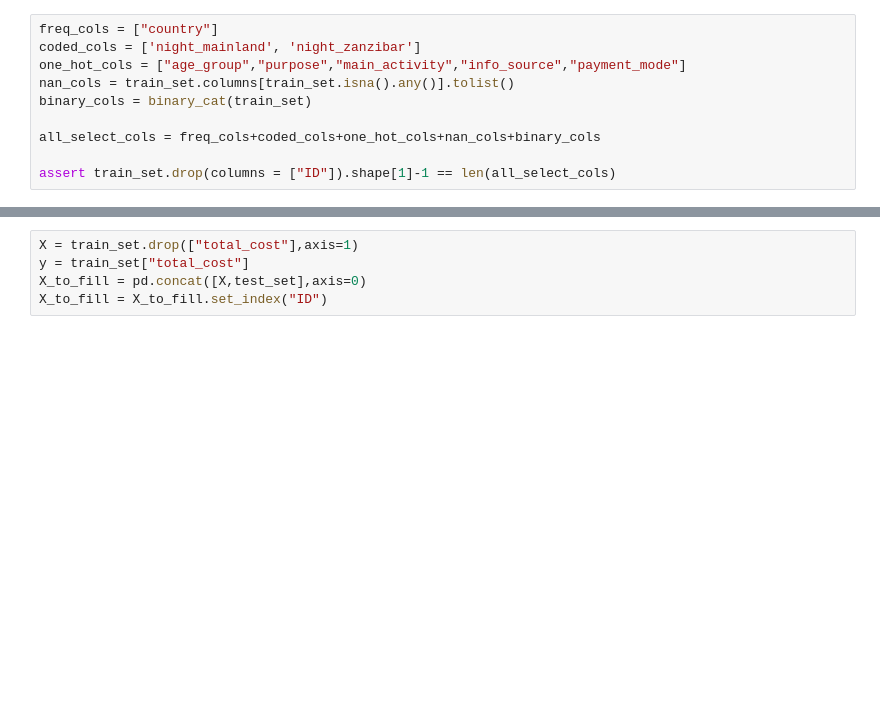
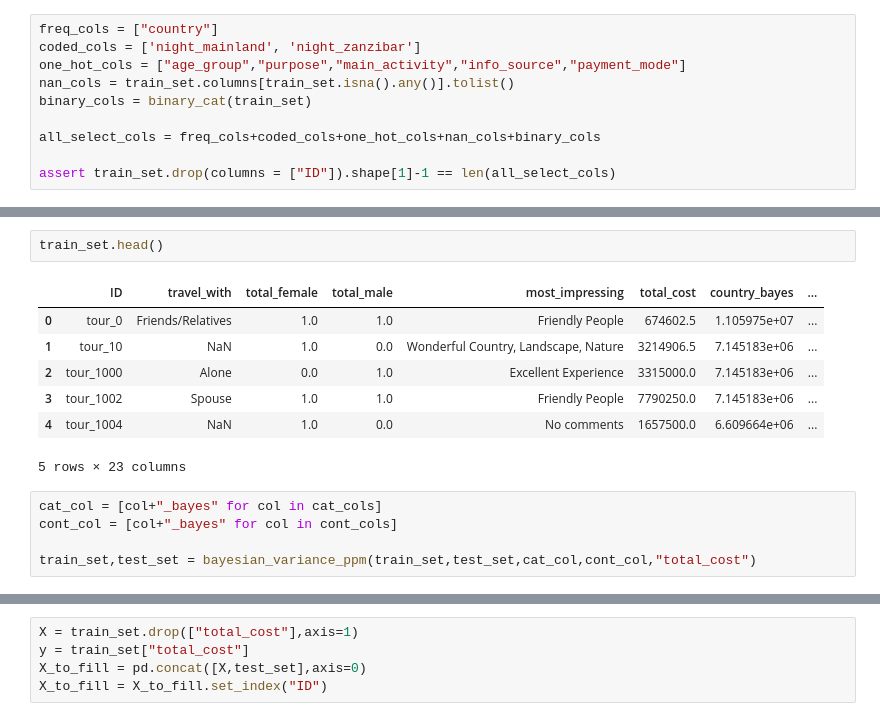
Before and after one commit to SIDIBEMoussa/Tanzania-Tourism-Prediction, a Jupyter notebook: Version_3.ipynb, the cells around one changed output, grey strips where cells are left out. Cells and saved outputs as stored; diff of their text form; blank space fills up the shorter version.

```diff
--- a/Version_3.ipynb
+++ b/Version_3.ipynb
@@ -166,3 +231,18 @@ colname:  package_sightseeing
 colname:  package_guided_tour
 colname:  package_insurance
 colname:  first_trip_tz
+# %%
+train_set.head()
+# %% [output]
+|  | ID | travel_with | total_female | total_male | most_impressing | total_cost | country_bayes | ... |
+| 0 | tour_0 | Friends/Relatives | 1.0 | 1.0 | Friendly People | 674602.5 | 1.105975e+07 | ... |
+| 1 | tour_10 | NaN | 1.0 | 0.0 | Wonderful Country, Landscape, Nature | 3214906.5 | 7.145183e+06 | ... |
+| 2 | tour_1000 | Alone | 0.0 | 1.0 | Excellent Experience | 3315000.0 | 7.145183e+06 | ... |
+| 3 | tour_1002 | Spouse | 1.0 | 1.0 | Friendly People | 7790250.0 | 7.145183e+06 | ... |
+| 4 | tour_1004 | NaN | 1.0 | 0.0 | No comments | 1657500.0 | 6.609664e+06 | ... |
+5 rows × 23 columns
+# %%
+cat_col = [col+"_bayes" for col in cat_cols]
+cont_col = [col+"_bayes" for col in cont_cols]
+
+train_set,test_set = bayesian_variance_ppm(train_set,test_set,cat_col,cont_col,"total_cost")
```
Also changed, not shown: parts of 17 cells of this notebook.
